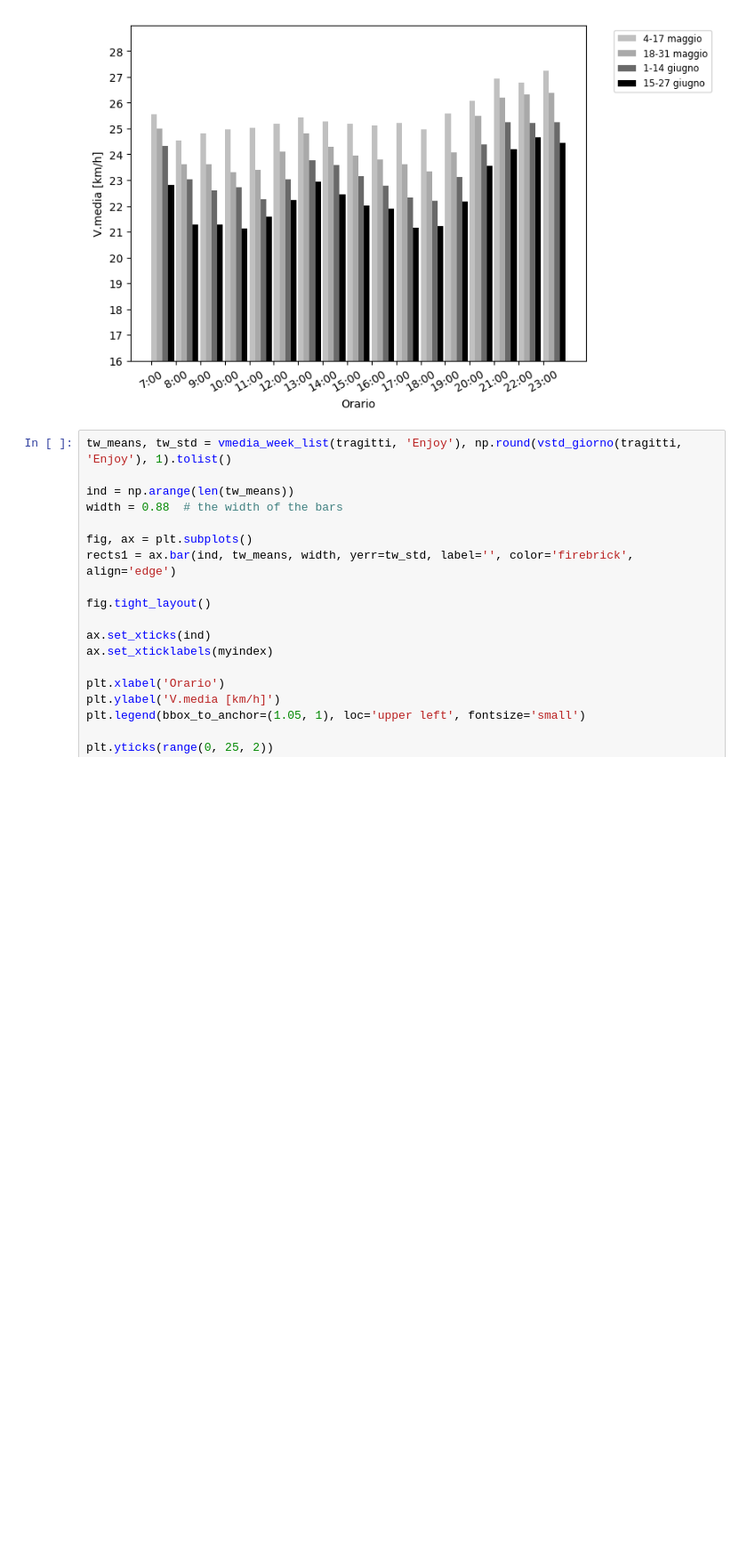
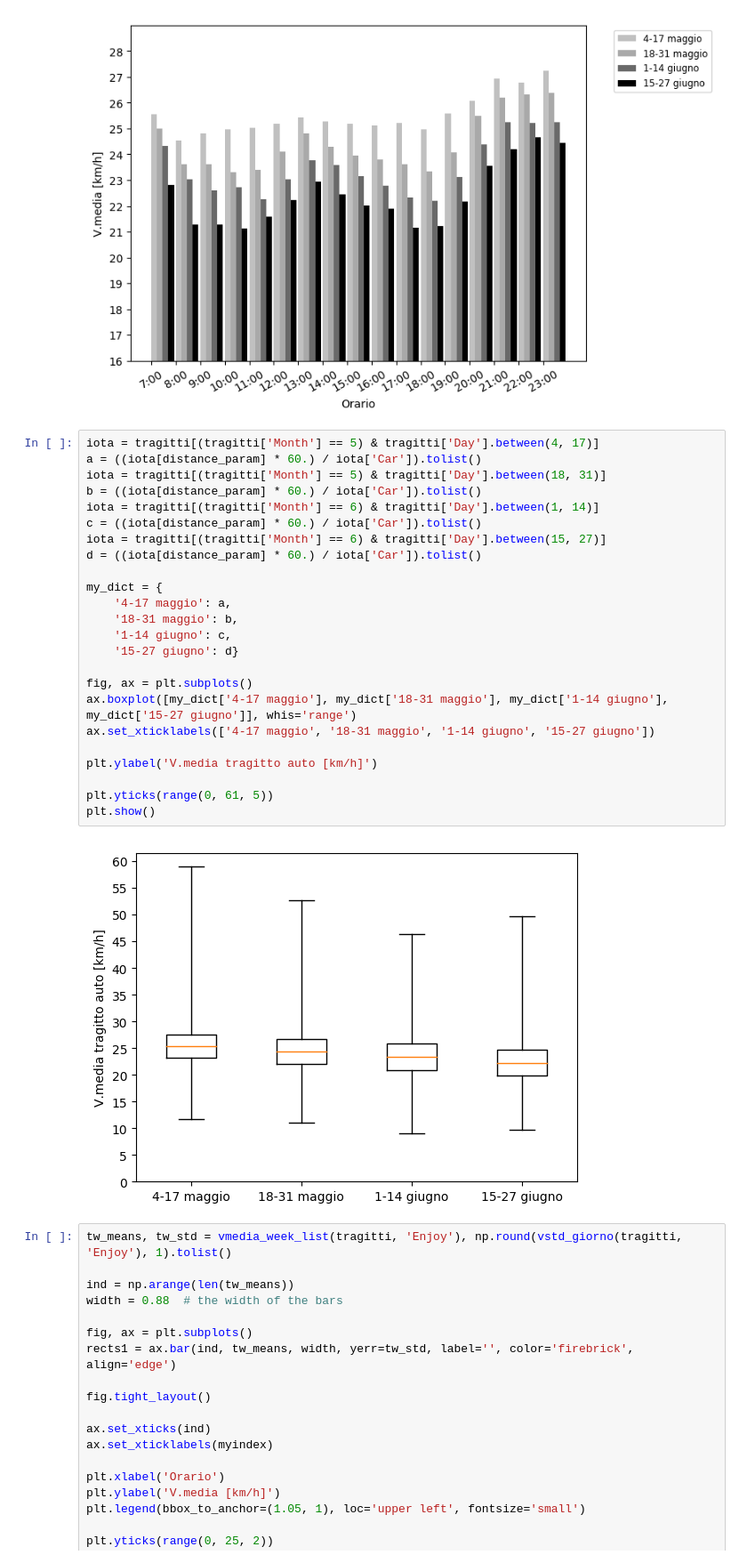
Before and after one commit to mmastrapasqua7/kowalskianalysis, a Jupyter notebook: jupyter/New/2_VariazioneVelocitaMediaOraria.ipynb, the cells around one changed output. Shown at 89% size. Cells and saved outputs as stored; diff of their text form; blank space fills up the shorter version.

```diff
--- a/jupyter/New/2_VariazioneVelocitaMediaOraria.ipynb
+++ b/jupyter/New/2_VariazioneVelocitaMediaOraria.ipynb
@@ -206,6 +206,32 @@ plt.ylim((16, 29))
 plt.show()
 # %% [output]
 [figure]
+# %%
+iota = tragitti[(tragitti['Month'] == 5) & tragitti['Day'].between(4, 17)]
+a = ((iota[distance_param] * 60.) / iota['Car']).tolist()
+iota = tragitti[(tragitti['Month'] == 5) & tragitti['Day'].between(18, 31)]
+b = ((iota[distance_param] * 60.) / iota['Car']).tolist()
+iota = tragitti[(tragitti['Month'] == 6) & tragitti['Day'].between(1, 14)]
+c = ((iota[distance_param] * 60.) / iota['Car']).tolist()
+iota = tragitti[(tragitti['Month'] == 6) & tragitti['Day'].between(15, 27)]
+d = ((iota[distance_param] * 60.) / iota['Car']).tolist()
+
+my_dict = {
+    '4-17 maggio': a,
+    '18-31 maggio': b,
+    '1-14 giugno': c,
+    '15-27 giugno': d}
+
+fig, ax = plt.subplots()
+ax.boxplot([my_dict['4-17 maggio'], my_dict['18-31 maggio'], my_dict['1-14 giugno'], my_dict['15-27 giugno']], whis='range')
+ax.set_xticklabels(['4-17 maggio', '18-31 maggio', '1-14 giugno', '15-27 giugno'])
+
+plt.ylabel('V.media tragitto auto [km/h]')
+
+plt.yticks(range(0, 61, 5))
+plt.show()
+# %% [output]
+[figure, added]
 # %%
 tw_means, tw_std = vmedia_week_list(tragitti, 'Enjoy'), np.round(vstd_giorno(tragitti, 'Enjoy'), 1).tolist()
 
```
Also changed, not shown: parts of 6 cells of this notebook, 5 other files.
